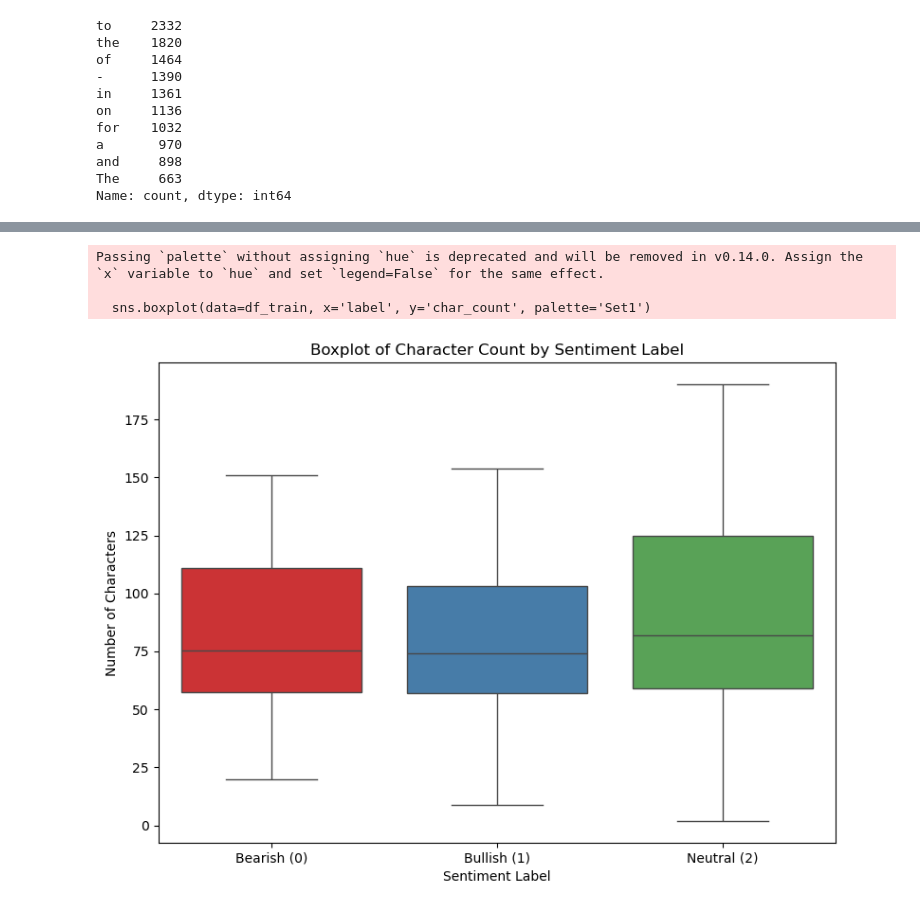
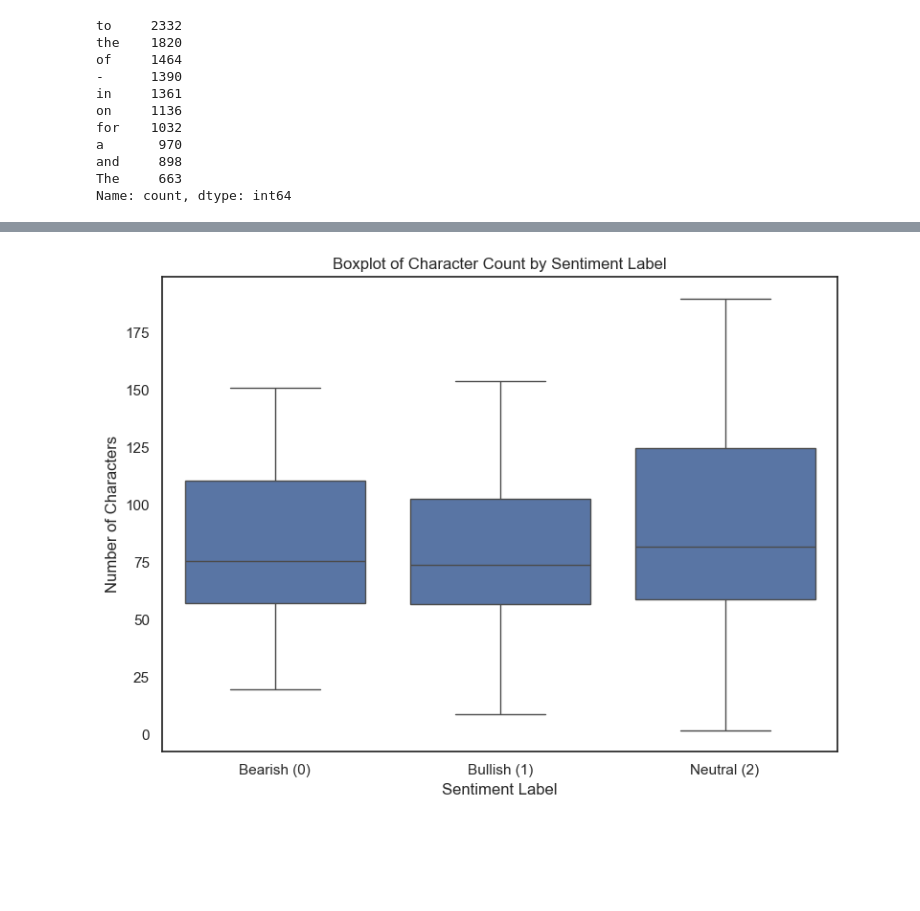
Before and after one commit to RubenCMarques/Text-Mining-Project, a Jupyter notebook: Notebooks/chloe_workspace.ipynb, the cells around one changed output, grey strips where cells are left out. Cells and saved outputs as stored; diff of their text form; code cells hidden in the pictures; blank space fills up the shorter version.

```diff
--- a/Notebooks/chloe_workspace.ipynb
+++ b/Notebooks/chloe_workspace.ipynb
@@ -9,4 +18,7 @@ from wordcloud import WordCloud
 import re
 from collections import Counter
 from sklearn.feature_extraction.text import CountVectorizer, TfidfVectorizer
+# %%
+# Set the style for seaborn
+sns.set(style="white")
 # %%
@@ -250,14 +286,11 @@ plt.show()
 # %%
 plt.figure(figsize=(8, 6))
-sns.boxplot(data=df_train, x='label', y='char_count', palette='Set1')
+sns.boxplot(data=df_train, x='label', y='char_count')
 plt.title('Boxplot of Character Count by Sentiment Label')
 plt.xlabel('Sentiment Label')
 plt.ylabel('Number of Characters')
 plt.xticks(ticks=[0, 1, 2], labels=['Bearish (0)', 'Bullish (1)', 'Neutral (2)'])
 plt.tight_layout()
 plt.show()
 # %% [output]
-Passing `palette` without assigning `hue` is deprecated and will be removed in v0.14.0. Assign the `x` variable to `hue` and set `legend=False` for the same effect.
-
-  sns.boxplot(data=df_train, x='label', y='char_count', palette='Set1')
-[figure, old version]
+[figure, new version]
```
Also changed, not shown: parts of 41 cells of this notebook.
